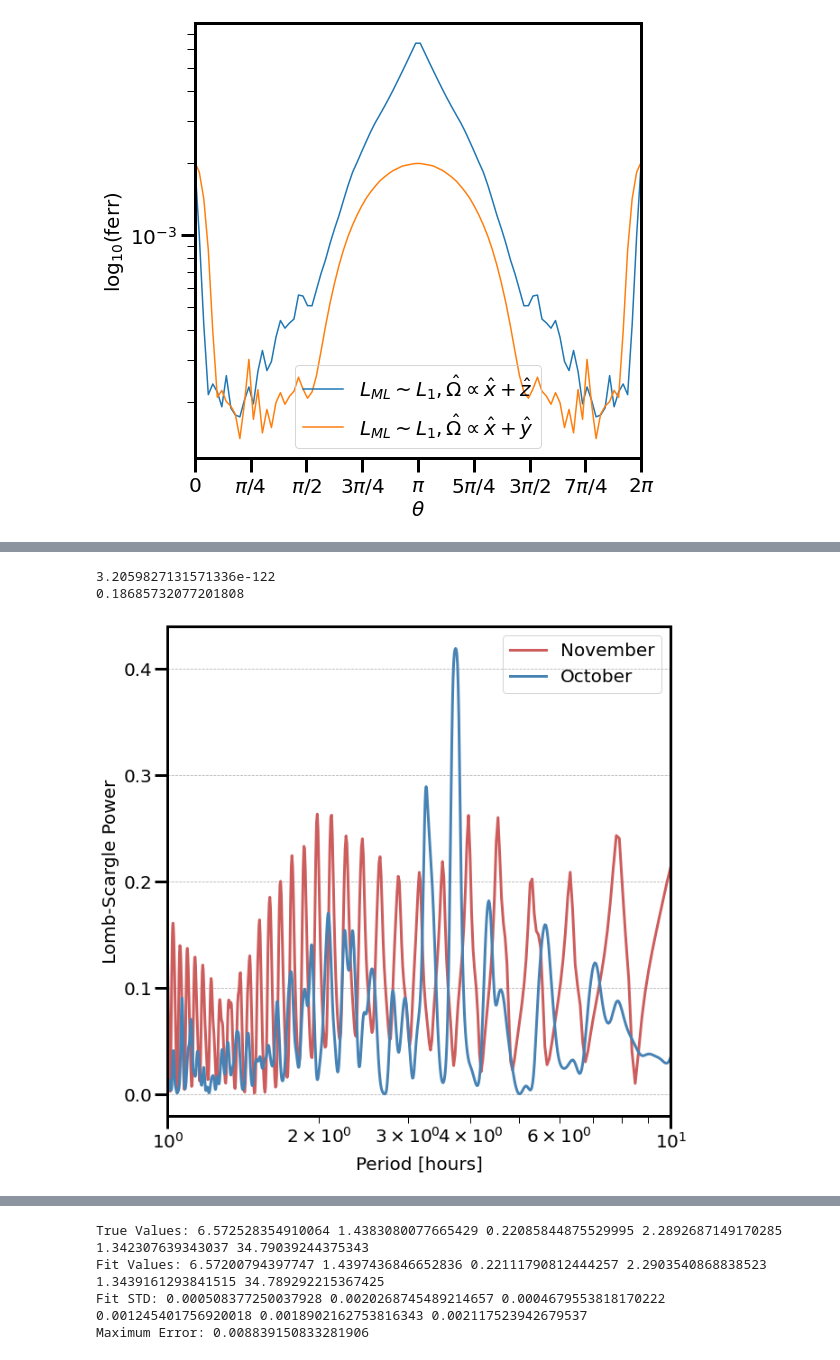
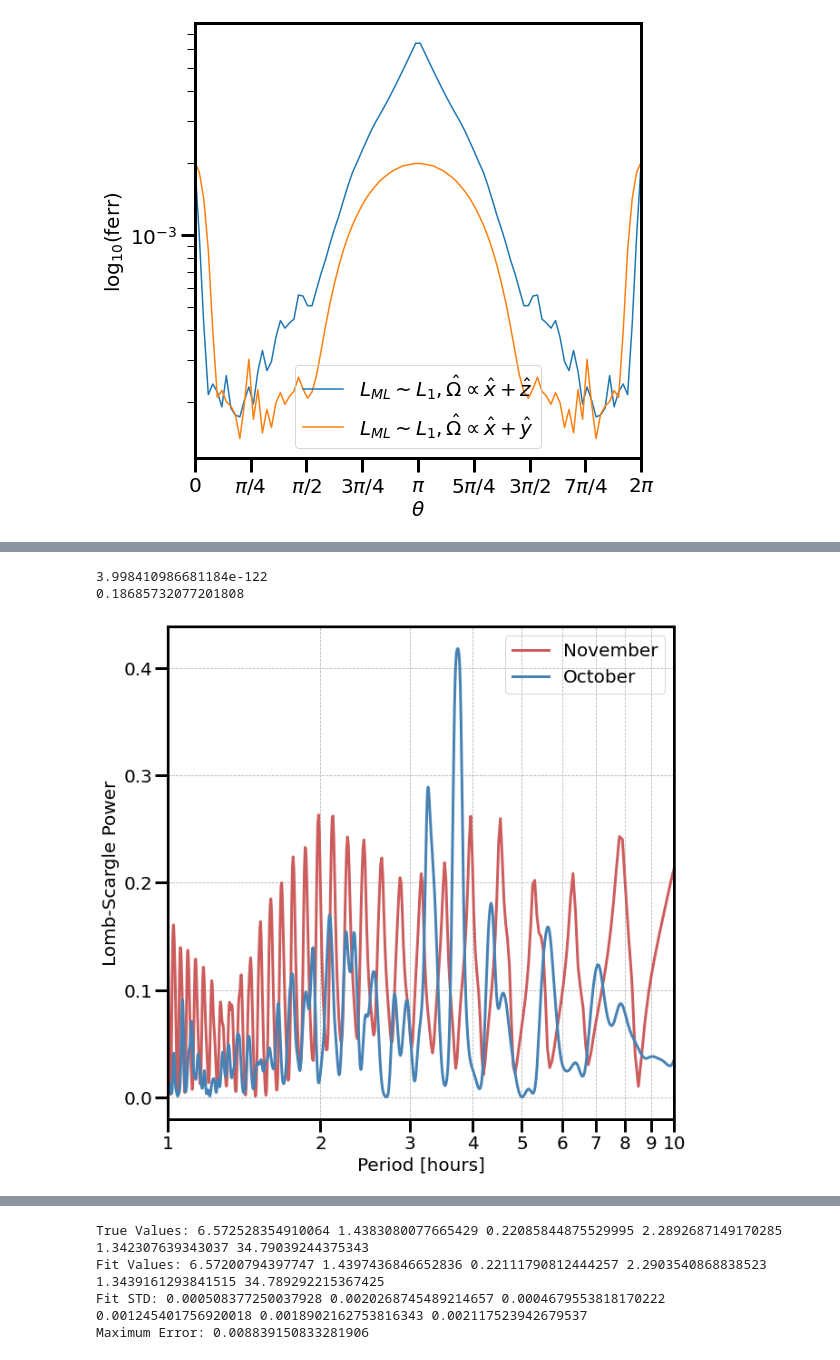
Before and after one commit to astertaylor/Oumuamua, a Jupyter notebook: Lightcurves/LightcurveFitter.ipynb, the cells around one changed output, grey strips where cells are left out. Cells and saved outputs as stored; diff of their text form; code cells hidden in the pictures.

Commit message:
Updating figure

```diff
--- a/Lightcurves/LightcurveFitter.ipynb
+++ b/Lightcurves/LightcurveFitter.ipynb
@@ -761,34 +760,36 @@ import astropy.units as u
 
 octbeltime=beltime[beltime<78]
 octbelmag=belmag[beltime<78]
 octbelsig=belsig[beltime<78]
 
 lsoct = LombScargle(octbeltime*24,octbelmag,octbelsig)
 lsnov = LombScargle(novbeltime*24,novbelmag,novbelsig)
 
 freqoct,powoct=lsoct.autopower(minimum_frequency=1/10,maximum_frequency=1,samples_per_peak=10)
 freqnov,pownov=lsnov.autopower(minimum_frequency=1/10,maximum_frequency=1,samples_per_peak=10)
 
 print(lsoct.false_alarm_probability(powoct.max()))
 print(lsnov.false_alarm_probability(pownov.max()))
 
 plt.figure(figsize=(10,10))
 plt.plot(1/freqnov,pownov,alpha=1,color='indianred',lw=3,label='November')
 plt.plot(1/freqoct,powoct,alpha=1,color='steelblue',lw=3,label='October')
 plt.xlabel("Period [hours]")
 plt.ylabel("Lomb-Scargle Power")
 plt.xscale('log')
 plt.legend()
+plt.xticks(np.arange(1,11))
 plt.grid(linestyle='dashed')
+plt.gca().xaxis.set_major_formatter(ticker.FormatStrFormatter('%.f'))
 plt.xlim([1,10])
 
 fig.set_rasterized(True)
 
 plt.savefig("../Figures and Paper/lomb_scargle_power.pdf",
            bbox_inches='tight',dpi=300)
 # %% [output]
-3.2059827131571336e-122
+3.998410986681184e-122
 0.18685732077201808
-[figure, old version]
+[figure, new version]
 # %%
 import matplotlib
```
Also changed, not shown: parts of 10 cells of this notebook, 8 other files.
